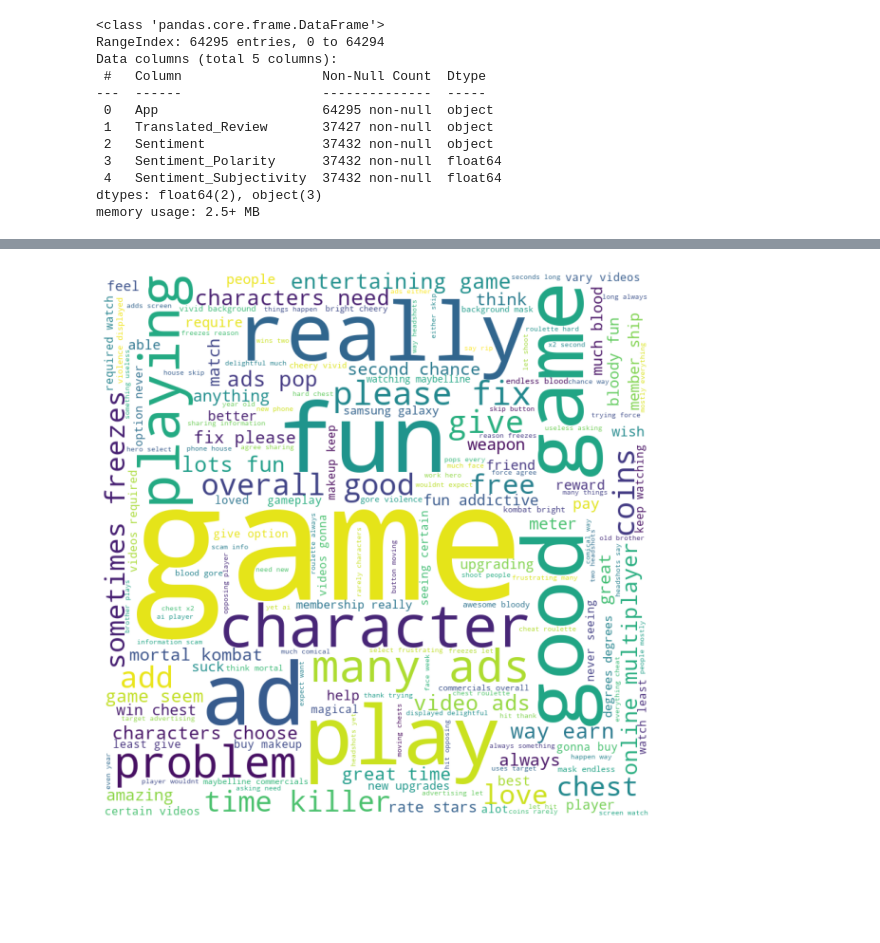
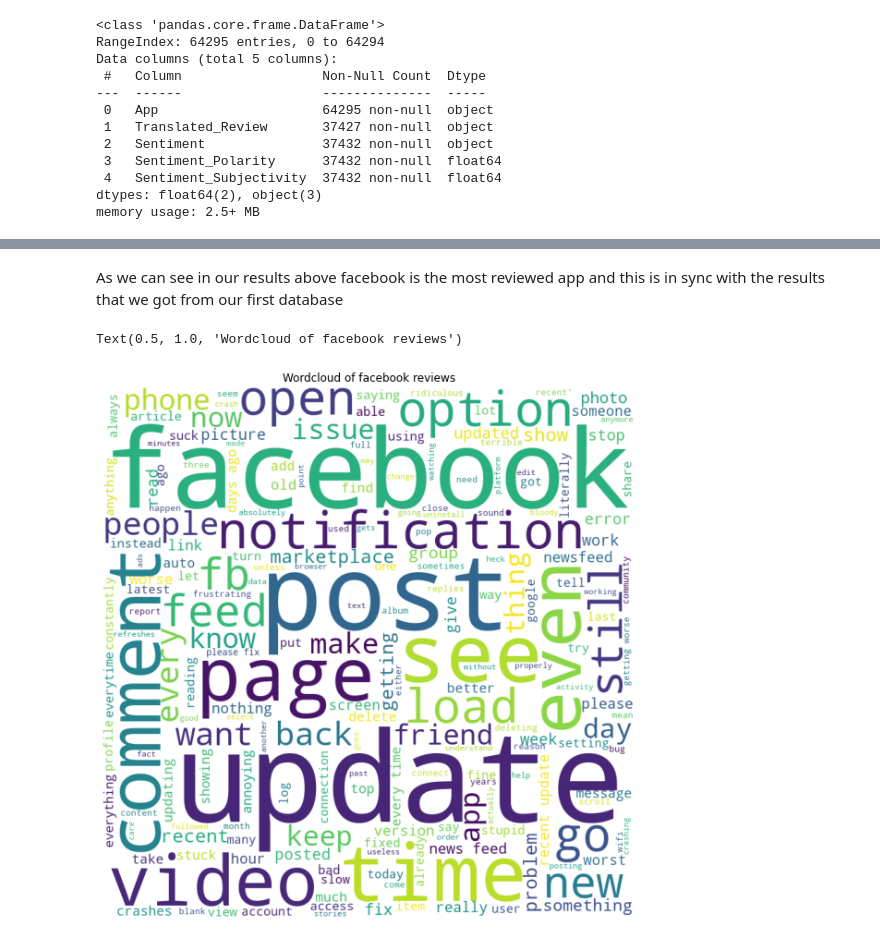
Before and after one commit to Yash1289/play_store_data_Eda, a Jupyter notebook: Play_Store_App_Review_Analysis_Capstone_Project.ipynb, the cells around one changed output, grey strips where cells are left out. Drawn from its saved outputs; the diff is of its cells as text; code cells hidden in the pictures; blank space fills up the shorter version.

```diff
--- a/Play_Store_App_Review_Analysis_Capstone_Project.ipynb
+++ b/Play_Store_App_Review_Analysis_Capstone_Project.ipynb
@@ -525,3 +546,11 @@ app_review_df.dropna( inplace=True)
+# %%
+#Dropping duplicate value from the dataframe based on the criteria of same apps as well as same translated review
+
+app_review_df.drop_duplicates(subset=["App" , "Translated_Review"] , keep="first",inplace=True ,ignore_index=True)
+# %%
+#Dropping rows that have null values in Translated_Review column
+
+app_review_df.dropna(subset=["Translated_Review"], inplace=True)
 # %%
 app_review_df.info()
 # %% [output]
@@ -540,5 +571,6 @@ memory usage: 1.7+ MB
 # %%
-app_review_df["count"] = app_review_df.groupby('App')['App'].transform('count')
-most_reviews_apps = app_review_df.sort_values(by="count" , ascending=False , ignore_index=True)
+#Adding additonal count column to the dataset to indicate the total number of reviews any app in observation has
+app_review_df["review_count"] = app_review_df.groupby('App')['App'].transform('count')
+most_reviews_apps = app_review_df.sort_values(by="review_count" , ascending=False , ignore_index=True)
 most_reviews_apps
 # %% [output]
@@ -574,0 +590,4 @@ most_reviewed_app
+# %%
+#Finding out the most reviewed app
+most_reviewed_app = most_reviews_apps[most_reviews_apps["review_count"] == most_reviews_apps["review_count"].max()]
+most_reviewed_app
@@ -575 +608,3 @@ most_reviewed_app
+# %% [markdown]
+As we can see in our results above facebook is the most reviewed app and this is in sync with the results that we got from our first database
 # %%
@@ -576,22 +612,26 @@ most_reviewed_app
 from wordcloud import WordCloud, STOPWORDS
 # %%
+#Making a wordcloud of all the reviews of Facebook to find something meaningful and important points from all the reviews
+
 review_words= ""
 stopwords = set(STOPWORDS)
 
 for index,row in most_reviewed_app.iterrows():
   review_words += row["Translated_Review"]
 
 review_words = review_words.lower()
 
 wordcloud = WordCloud(width = 800, height = 800,
                 background_color ='white',
                 stopwords = stopwords,
                 min_font_size = 10).generate(review_words)
 
 plt.figure(figsize = (8, 8), facecolor = None)
 plt.imshow(wordcloud)
 plt.axis("off")
 plt.tight_layout(pad = 0)
+plt.title("Wordcloud of facebook reviews")
 # %% [output]
+Text(0.5, 1.0, 'Wordcloud of facebook reviews')
-[figure, old version]
+[figure, new version]
 # %%
```
Also changed, not shown: parts of 45 cells of this notebook.
